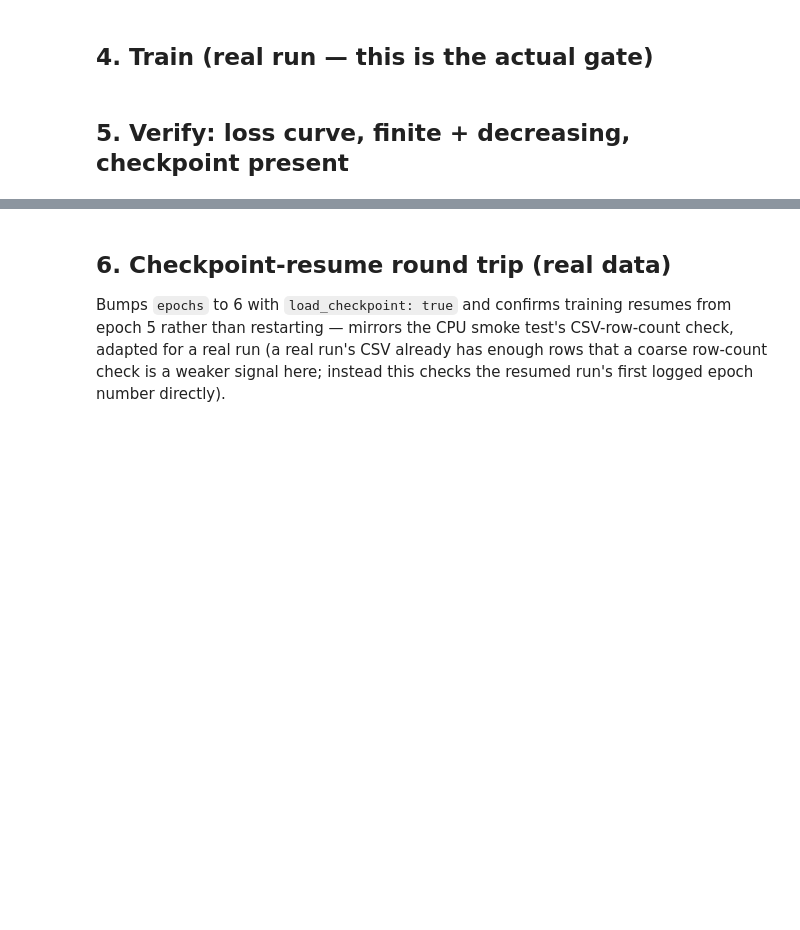
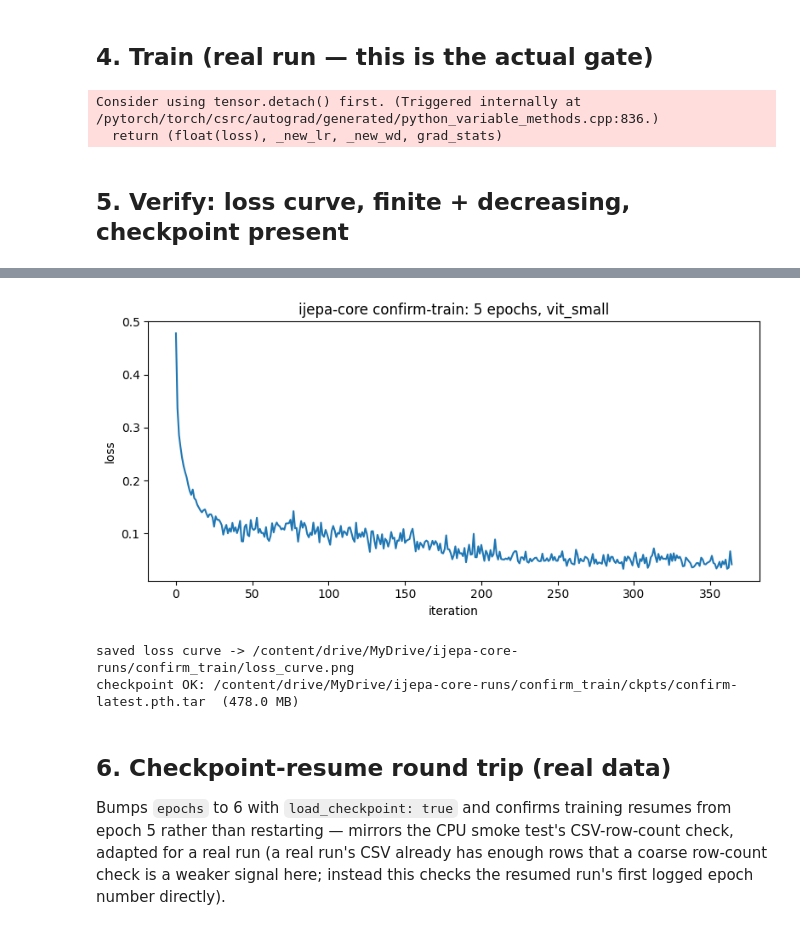
Before and after one commit to khalilLaatiris/ijepa-core, a Jupyter notebook: colab/confirm_train.ipynb, the cells around one changed output, grey strips where cells are left out. Drawn from its saved outputs; the diff is of its cells as text; code cells hidden in the pictures; blank space fills up the shorter version.

```diff
--- a/colab/confirm_train.ipynb
+++ b/colab/confirm_train.ipynb
@@ -182,9 +211,12 @@ print(f"  load_checkpoint={cfg['meta']['load_checkpoint']} (auto-resume if a pri
 ## 4. Train (real run — this is the actual gate)
 # %%
 import os
-os.chdir(IJEPA_LOCAL_CORE / "pretrain")
+os.chdir(IJEPA_CORE_DIR / "pretrain")
 from src.train import main as train_main
 train_main(args=cfg, device=torch.device("cuda:0"))
+# %% [output]
+Consider using tensor.detach() first. (Triggered internally at /pytorch/torch/csrc/autograd/generated/python_variable_methods.cpp:836.)
+  return (float(loss), _new_lr, _new_wd, grad_stats)
 # %% [markdown]
 ## 5. Verify: loss curve, finite + decreasing, checkpoint present
 # %%
@@ -192,7 +224,7 @@ import pandas as pd
 import matplotlib.pyplot as plt
 
 csv_path = CKPT_DIR / f"{cfg['logging']['write_tag']}_r0.csv"
-log_df = pd.read_csv(csv_path, header=None,
+log_df = pd.read_csv(csv_path, skiprows=[0], # Added to skip the header row
                       names=["epoch", "itr", "loss", "mask_a", "mask_b", "time_ms"])
 
 assert log_df["loss"].notna().all(), "NaN loss encountered -- training is broken, do not freeze pretrain/."
@@ -219,3 +251,4 @@ print(f"saved loss curve -> {fig_path}")
 latest_ckpt = CKPT_DIR / f"{cfg['logging']['write_tag']}-latest.pth.tar"
 assert latest_ckpt.exists(), f"expected checkpoint at {latest_ckpt}, not found."
 print(f"checkpoint OK: {latest_ckpt}  ({latest_ckpt.stat().st_size / 1e6:.1f} MB)")
+# %% [output]
@@ -222,3 +257,6 @@ print(f"checkpoint OK: {latest_ckpt}  ({latest_ckpt.stat().st_size / 1e6:.1f} MB
+[figure, added]
+saved loss curve -> /content/drive/MyDrive/ijepa-core-runs/confirm_train/loss_curve.png
+checkpoint OK: /content/drive/MyDrive/ijepa-core-runs/confirm_train/ckpts/confirm-latest.pth.tar  (478.0 MB)
 # %% [markdown]
 ## 6. Checkpoint-resume round trip (real data)
 
```
Also changed, not shown: parts of 9 cells of this notebook.
